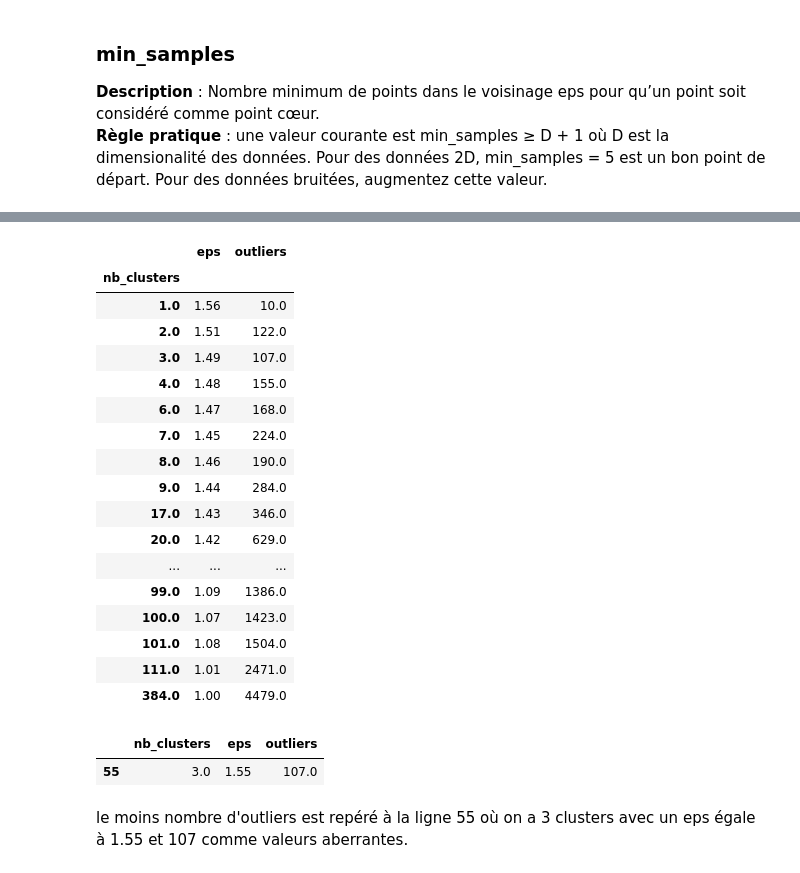
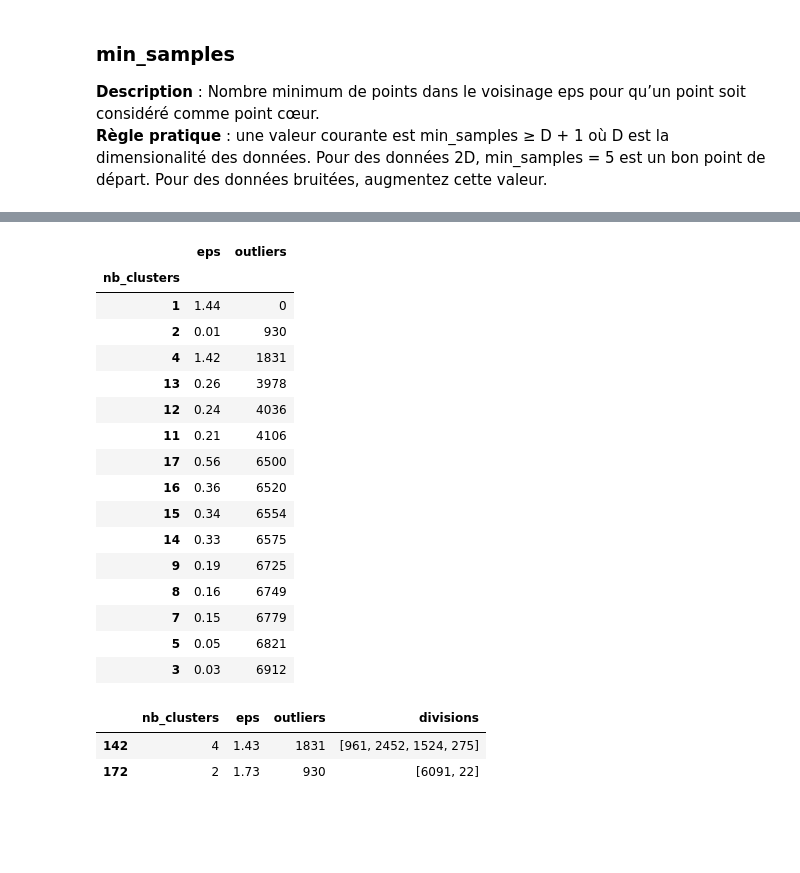
Before and after one commit to kuroi-hime/Customer-Churn-Analysis-Segmentation-Prediction, a Jupyter notebook: notebooks/02_Clustering.ipynb, the cells around one changed output, grey strips where cells are left out. Saved outputs shown, nothing was run; the diff lists cells and outputs as text; code cells hidden in the pictures; blank space fills up the shorter version.

```diff
--- a/notebooks/02_Clustering.ipynb
+++ b/notebooks/02_Clustering.ipynb
@@ -81,7 +88,7 @@ selon le plot de la méthode Elbow le nombre de k idéal est soit 3 soit 4 mais
 **Règle pratique** : une valeur courante est min_samples ≥ D + 1 où D est la dimensionalité des données. Pour des données 2D, min_samples = 5 est un bon point de départ. Pour des données bruitées, augmentez cette valeur.
 # %%
 # Courbe k-distances pour choisir eps
-k = 3
+k = 20
 nn = NearestNeighbors(n_neighbors=k)
 nn.fit(X)
 distances, indices = nn.kneighbors(X)
@@ -100,15 +107,19 @@ plt.show()
 # %%
 # DBSCAN
-df = pd.DataFrame([], columns=["nb_clusters", "eps", "outliers"])
-eps_range = np.arange(1, 1.76, 0.01)
+df = pd.DataFrame([], columns=["nb_clusters", "eps", "outliers", "divisions"])
+eps_range = np.arange(0.01, 2.5, 0.01)
 
 for i, ep in enumerate(eps_range):
     dbscan = DBSCAN(eps=ep, min_samples=k)
-    dbscan_labels = dbscan.fit_predict(X, y)
+    dbscan_labels = dbscan.fit_predict(X)
     df.loc[i] = [
-        len(set(dbscan_labels))-(1 if (-1 in dbscan_labels) else 0),
+        len(set(dbscan_labels))-( 1 if (-1 in dbscan_labels) else 0),
         ep,
-        list(dbscan_labels).count(-1)
+        list(dbscan_labels).count(-1),
+        np.unique(
+            dbscan_labels[dbscan_labels != -1],
+            return_counts=True
+        )[1]
     ]
 
 df
@@ -128,0 +140,6 @@ df
+# %%
+df_filtered = df[
+    df["divisions"].map(lambda x: all(v >= 20 for v in x))
+]
+
+df_filtered
@@ -129,28 +160,32 @@ df
 # %%
-df.groupby(by="nb_clusters").aggregate("min")
+df_filtered.select_dtypes("number")\
+    .groupby(by="nb_clusters")\
+    .aggregate("min")\
+    .sort_values('outliers', ascending=True)
 # %% [output]
 |  | eps | outliers |
 | nb_clusters |  |  |
-| 1.0 | 1.56 | 10.0 |
-| 2.0 | 1.51 | 122.0 |
-| 3.0 | 1.49 | 107.0 |
-| 4.0 | 1.48 | 155.0 |
-| 6.0 | 1.47 | 168.0 |
-| 7.0 | 1.45 | 224.0 |
-| 8.0 | 1.46 | 190.0 |
-| 9.0 | 1.44 | 284.0 |
-| 17.0 | 1.43 | 346.0 |
-| 20.0 | 1.42 | 629.0 |
-| ... | ... | ... |
-| 99.0 | 1.09 | 1386.0 |
-| 100.0 | 1.07 | 1423.0 |
-| 101.0 | 1.08 | 1504.0 |
-| 111.0 | 1.01 | 2471.0 |
-| 384.0 | 1.00 | 4479.0 |
+| 1 | 1.44 | 0 |
+| 2 | 0.01 | 930 |
+| 4 | 1.42 | 1831 |
+| 13 | 0.26 | 3978 |
+| 12 | 0.24 | 4036 |
+| 11 | 0.21 | 4106 |
+| 17 | 0.56 | 6500 |
+| 16 | 0.36 | 6520 |
+| 15 | 0.34 | 6554 |
+| 14 | 0.33 | 6575 |
+| 9 | 0.19 | 6725 |
+| 8 | 0.16 | 6749 |
+| 7 | 0.15 | 6779 |
+| 5 | 0.05 | 6821 |
+| 3 | 0.03 | 6912 |
 # %%
-df[(df["nb_clusters"]==3) & (df["outliers"]==107.0)]
+df[
+    ((df["nb_clusters"]==2) & (df["outliers"]==930))
+    | ((df["nb_clusters"]==4) & (df["outliers"]==1831))
+]
 # %% [output]
-|  | nb_clusters | eps | outliers |
-| 55 | 3.0 | 1.55 | 107.0 |
+|  | nb_clusters | eps | outliers | divisions |
+| 142 | 4 | 1.43 | 1831 | [961, 2452, 1524, 275] |
+| 172 | 2 | 1.73 | 930 | [6091, 22] |
-# %% [markdown]
-le moins nombre d'outliers est repéré à la ligne 55 où on a 3 clusters avec un eps égale à 1.55 et 107 comme valeurs aberrantes.
```
Also changed, not shown: parts of 18 cells of this notebook.
